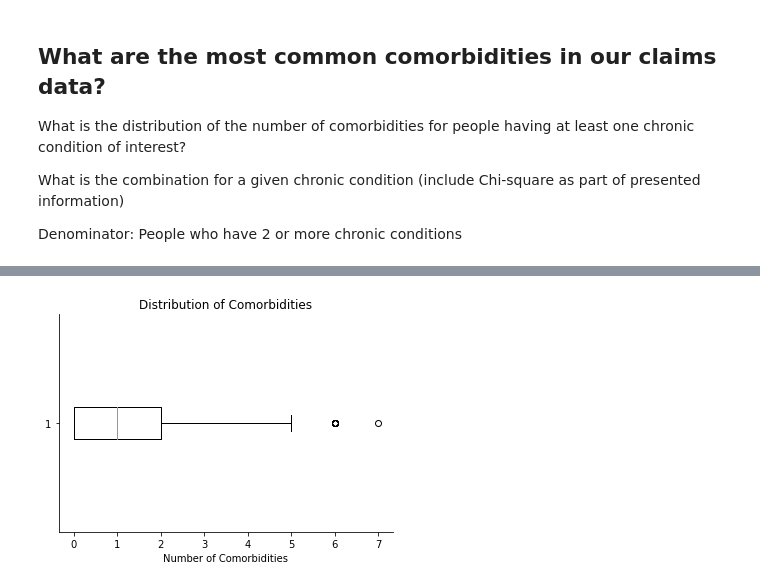
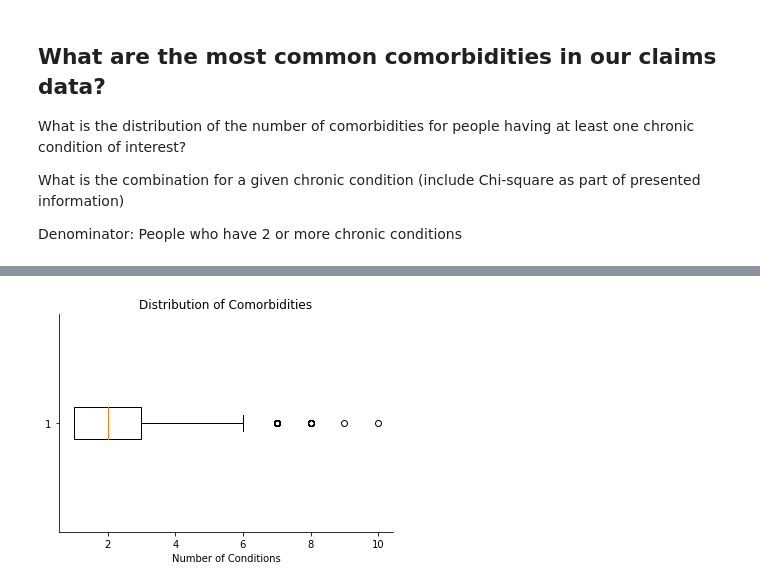
Before and after one commit to capstone2019/Capstone2019, a Jupyter notebook: Questions/Question 3.ipynb, the cells around one changed output, grey strips where cells are left out. Drawn from its saved outputs; the diff is of its cells as text; code cells hidden in the pictures.

```diff
--- a/Questions/Question 3.ipynb
+++ b/Questions/Question 3.ipynb
@@ -28,5 +28,6 @@ def count_comorbidities(group):
 # Get rows with at least 1 condition
 with_condition = data.loc[data['total_conditions'] > 0]
 
+condition_count = with_condition.groupby('member_id').agg({'total_conditions':'max'})[['total_conditions']].reset_index()
 # Group by member ID and count comorbidities; 2 conditions = 1 comorbidity, etc.
-comorbidity_count = with_condition.groupby('member_id', as_index=False).apply(count_comorbidities)
+# comorbidity_count = with_condition.groupby('member_id', as_index=False).apply(count_comorbidities)
@@ -45,13 +46,13 @@ comorbidity_count.describe()
 # %%
 ax = plt.subplot()
-ax.boxplot(comorbidity_count['num_comorbidities'], vert=False)
-ax.set_xlabel('Number of Comorbidities')
+ax.boxplot(condition_count['total_conditions'], vert=False)
+ax.set_xlabel('Number of Conditions')
 ax.set_title('Distribution of Comorbidities')
 
 ax.spines['right'].set_visible(False)
 ax.spines['top'].set_visible(False)
 # %% [output]
-[figure, old version]
+[figure, new version]
 # %%
 def combination(condition):
     # Get all rows with at least 2 conditions
```
Also changed, not shown: parts of 13 cells of this notebook.
